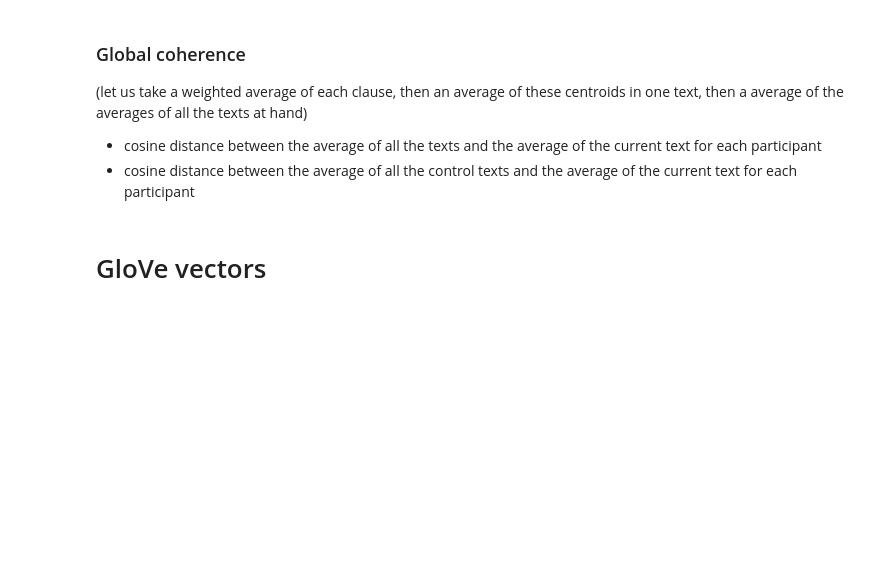
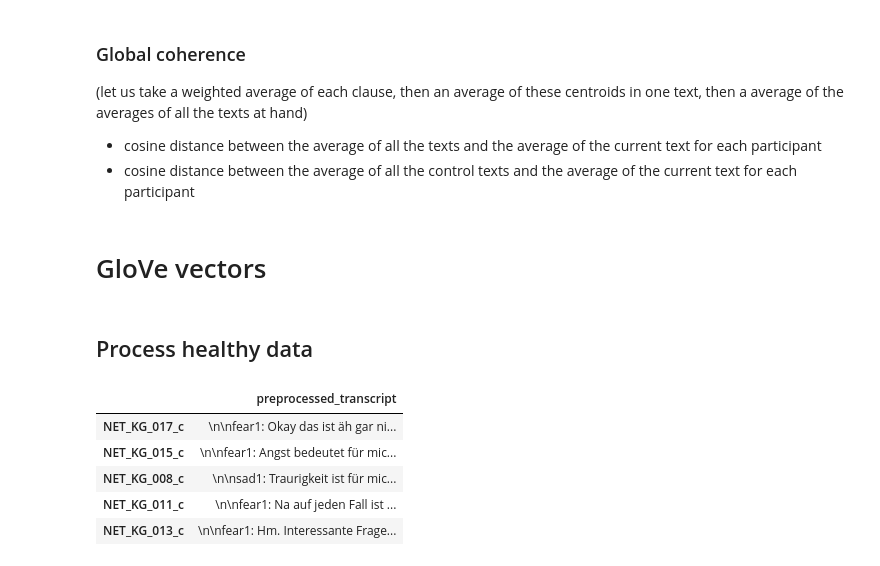
Before and after one commit to flying-bear/MA_thesis, a Jupyter notebook: Preprocessing_NET.ipynb, the cells around one changed output. Cells and saved outputs as stored; diff of their text form; code cells hidden in the pictures; blank space fills up the shorter version.

```diff
--- a/Preprocessing_NET.ipynb
+++ b/Preprocessing_NET.ipynb
@@ -826,3 +874,5 @@ df.describe()
 # %%
 df[['anger_glove_mean_lcoh', 'fear_glove_mean_lcoh', 'sadness_glove_mean_lcoh', 'happiness_glove_mean_lcoh',
     'anger_glove_mean_gcoh', 'fear_glove_mean_gcoh', 'sadness_glove_mean_gcoh', 'happiness_glove_mean_gcoh']]
+# %% [markdown]
+## Process healthy data
@@ -828,0 +884,49 @@ df[['anger_glove_mean_lcoh', 'fear_glove_mean_lcoh', 'sadness_glove_mean_lcoh',
+# %%
+ids = []
+transcripts_hc = []
+
+for (root, dirs, files) in os.walk(IN_DIR_HC, topdown=True):
+    for file in files:
+        if file.endswith('.txt'):
+            try:
+                detected_encoding = detect_encoding(os.path.join(root, file))
+                current_id = file.split('.')[0]  # Use [0] to get the part before the dot
+                ids.append(current_id)
+                raw = read_file_with_encodings(os.path.join(root, file), [detected_encoding, 'utf-8', 'latin-1'])
+                cleaned = preprocess(raw, char_map=encoding_errors_dict)
+                transcripts_hc.append(cleaned)
+            except (AssertionError, UnicodeDecodeError) as e:
+                print(f"Error processing file: {file}")
+                print(e)
+
+# Save cleaned transcripts as new text files with id_c.txt format
+for i, transcript in enumerate(transcripts_hc):
+    output_file_path = os.path.join(OUT_DIR_TRANSCRIPTS_HC, f'{ids[i]}_c.txt')
+    with open(output_file_path, 'w', encoding='utf-8') as output_file:
+        output_file.write(transcript)
+# %%
+ids = []
+transcripts_hc = []
+
+for (root, dirs, files) in os.walk(OUT_DIR_TRANSCRIPTS_HC, topdown=True):
+    for file in files:
+        try:
+            detected_encoding = detect_encoding(os.path.join(root, file))
+            current_id = file.split('.')[0]  # Use [0] to get the part before the dot
+            ids.append(current_id)
+            preprocessed = read_file_with_encodings(os.path.join(root, file), [detected_encoding, 'utf-8', 'latin-1'])
+            transcripts_hc.append(preprocessed)
+        except (AssertionError, UnicodeDecodeError) as e:
+            print(f"Error processing file: {file}")
+            print(e)
+
+df = pd.DataFrame(index=ids)
+df['preprocessed_transcript'] = transcripts_hc
+df.head()
+# %% [output]
+|  | preprocessed_transcript |
+| NET_KG_017_c | \n\nfear1: Okay das ist äh gar ni... |
+| NET_KG_015_c | \n\nfear1: Angst bedeutet für mic... |
+| NET_KG_008_c | \n\nsad1: Traurigkeit ist für mic... |
+| NET_KG_011_c | \n\nfear1: Na auf jeden Fall ist ... |
+| NET_KG_013_c | \n\nfear1: Hm. Interessante Frage... |
```
Also changed, not shown: parts of 12 cells of this notebook.
